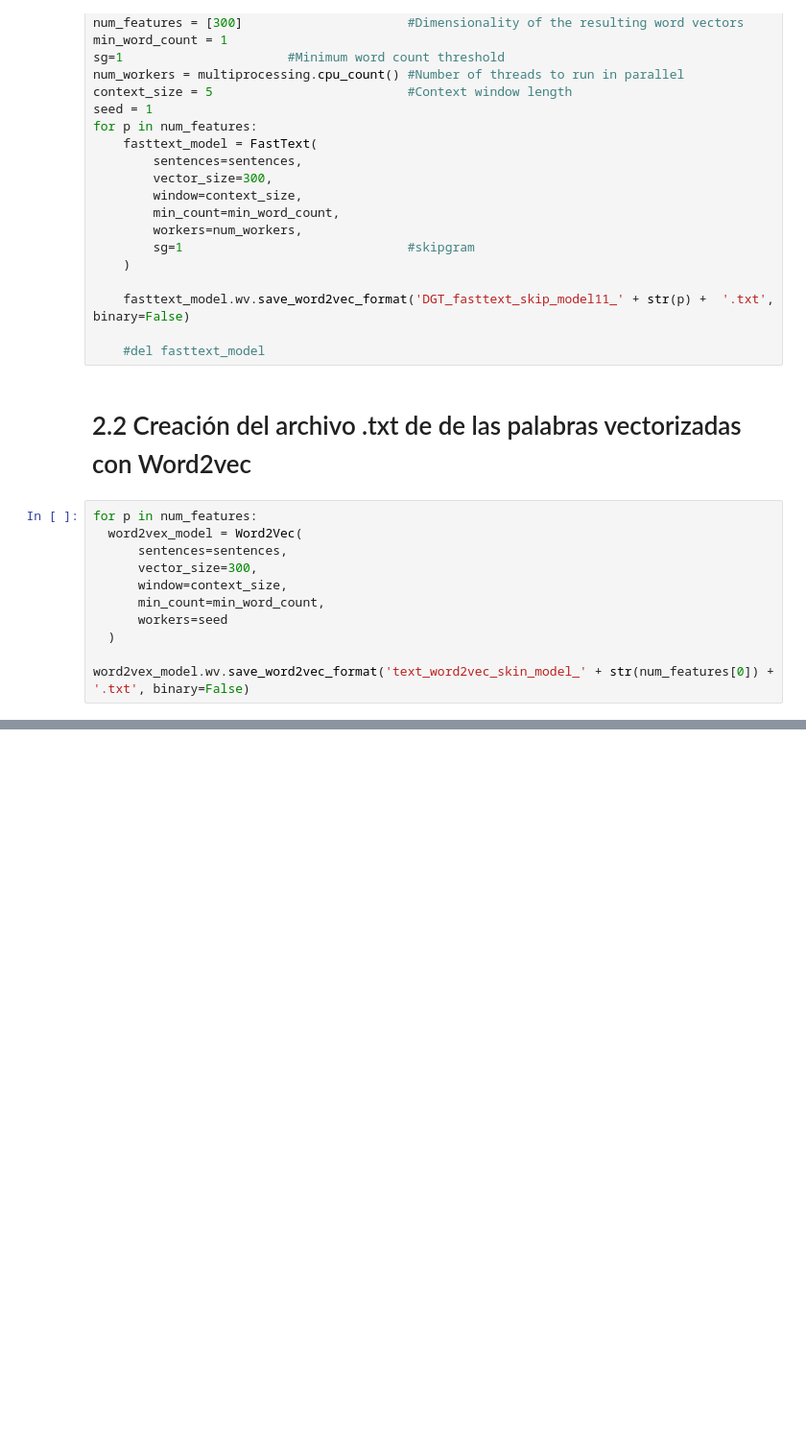
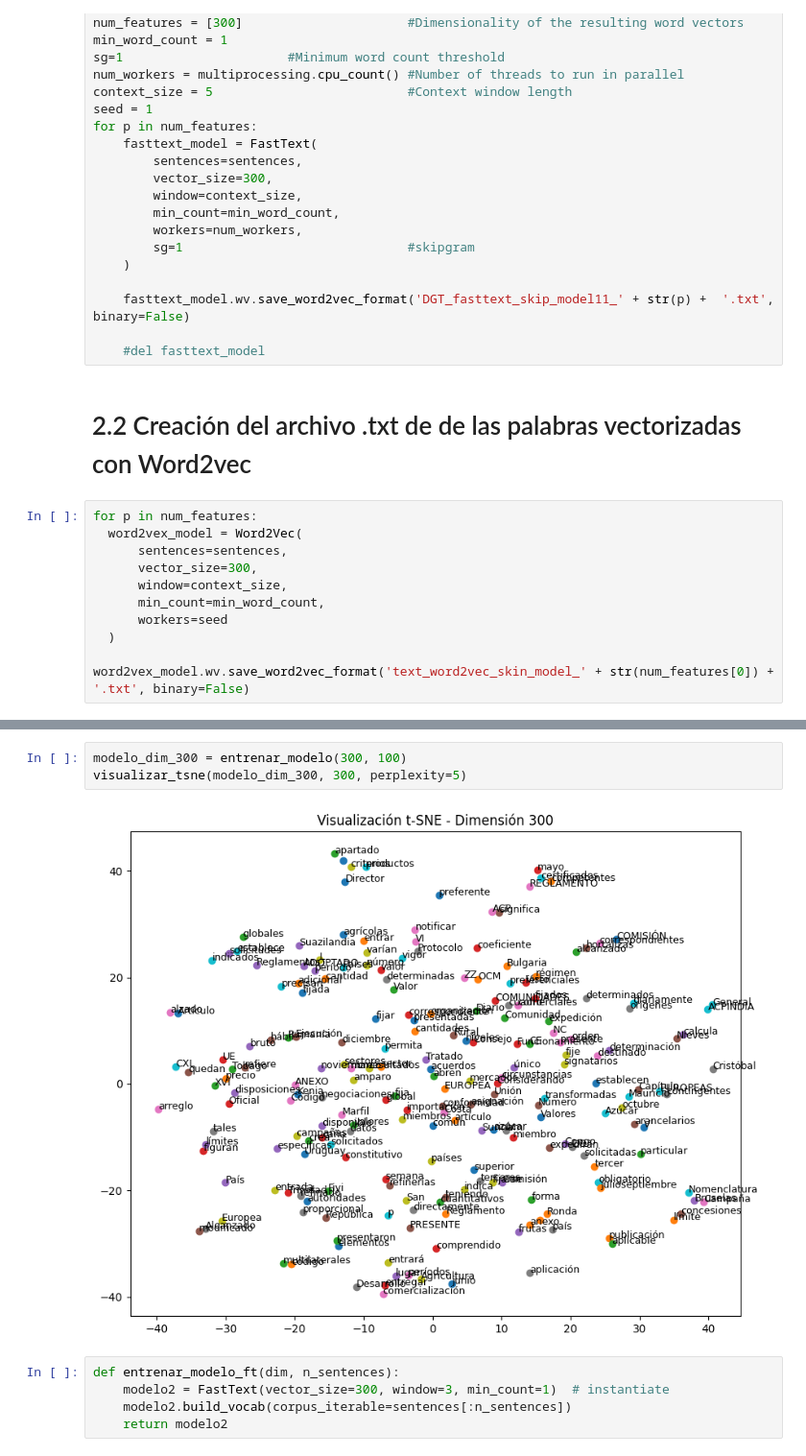
Before and after one commit to Juan2040751/DGT_PLN, a Jupyter notebook: PLN_tarea_2.ipynb, the cells around one changed output, grey strips where cells are left out. Shown at 96% size. Saved outputs shown, nothing was run; the diff lists cells and outputs as text; blank space fills up the shorter version.

```diff
--- a/PLN_tarea_2.ipynb
+++ b/PLN_tarea_2.ipynb
@@ -341,0 +396,10 @@ word2vex_model.wv.save_word2vec_format('text_word2vec_skin_model_' + str(num_fea
+# %%
+modelo_dim_300 = entrenar_modelo(300, 100)
+visualizar_tsne(modelo_dim_300, 300, perplexity=5)
+# %% [output]
+[figure, added]
+# %%
+def entrenar_modelo_ft(dim, n_sentences):
+    modelo2 = FastText(vector_size=300, window=3, min_count=1)  # instantiate
+    modelo2.build_vocab(corpus_iterable=sentences[:n_sentences])
+    return modelo2
```
Also changed, not shown: parts of 30 cells of this notebook, 3 other files.
